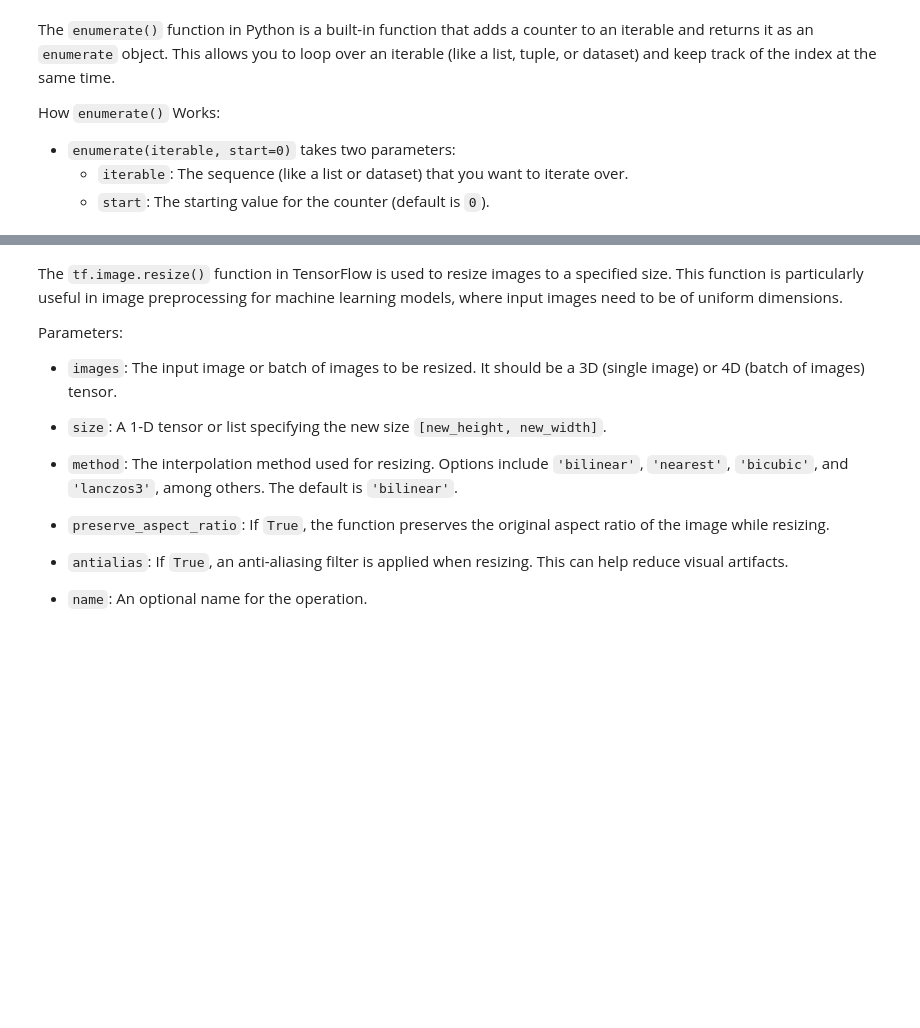
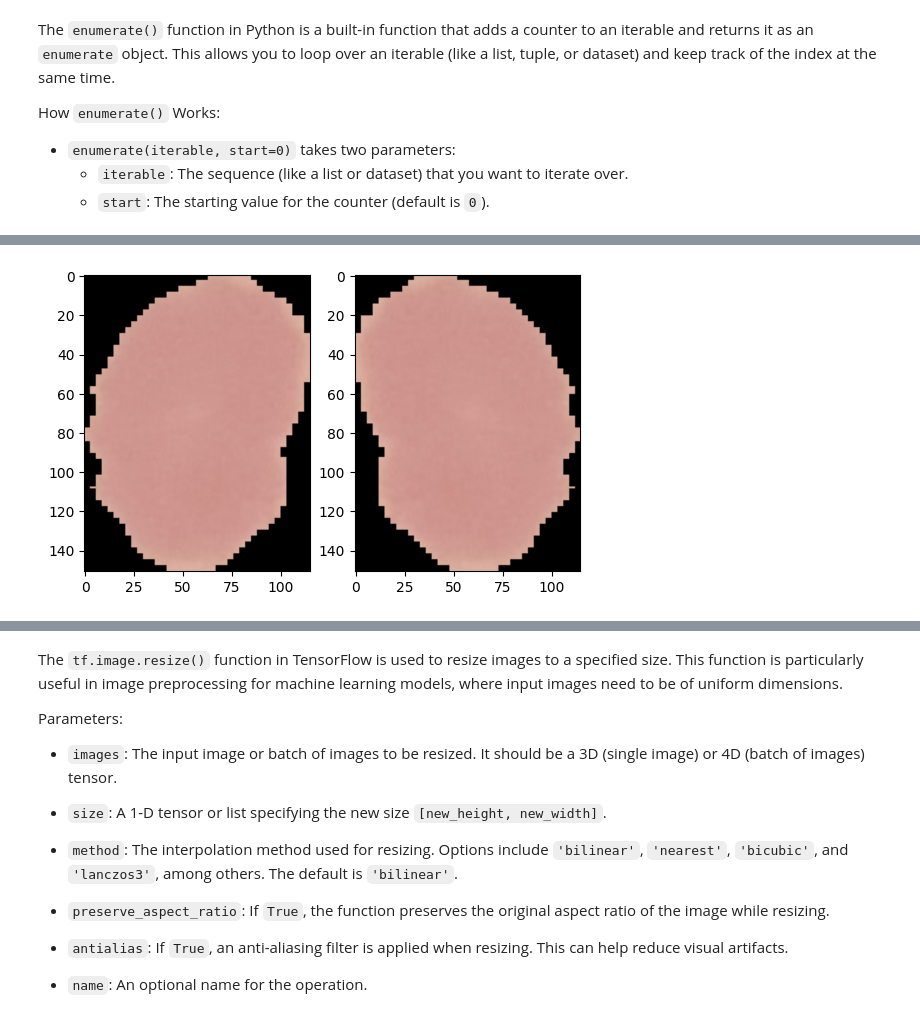
Before and after one commit to ImanNoferesti/TensorFlow_DeepDive, a Jupyter notebook: Malaria_Diagnosis_Neural_Networks.ipynb, the cells around one changed output, grey strips where cells are left out. Cells and saved outputs as stored; diff of their text form; code cells hidden in the pictures; blank space fills up the shorter version.

```diff
--- a/Malaria_Diagnosis_Neural_Networks.ipynb
+++ b/Malaria_Diagnosis_Neural_Networks.ipynb
@@ -148,0 +156,9 @@ plt.subplots_adjust(wspace=0.5, hspace=0.5)
+# %%
+def visualize(original, augmented):
+  plt.subplot(1,2,1)
+  plt.imshow(original)
+
+  plt.subplot(1,2,2)
+  plt.imshow(augmented)
+# %%
+original_image, label = next(iter(train_dataset))
@@ -148,0 +204,6 @@ plt.subplots_adjust(wspace=0.5, hspace=0.5)
+# %%
+augmented_image = tf.image.flip_left_right(original_image)
+# %%
+visualize(original_image, augmented_image)
+# %% [output]
+[figure, added]
```
Also changed, not shown: parts of 166 cells of this notebook.
